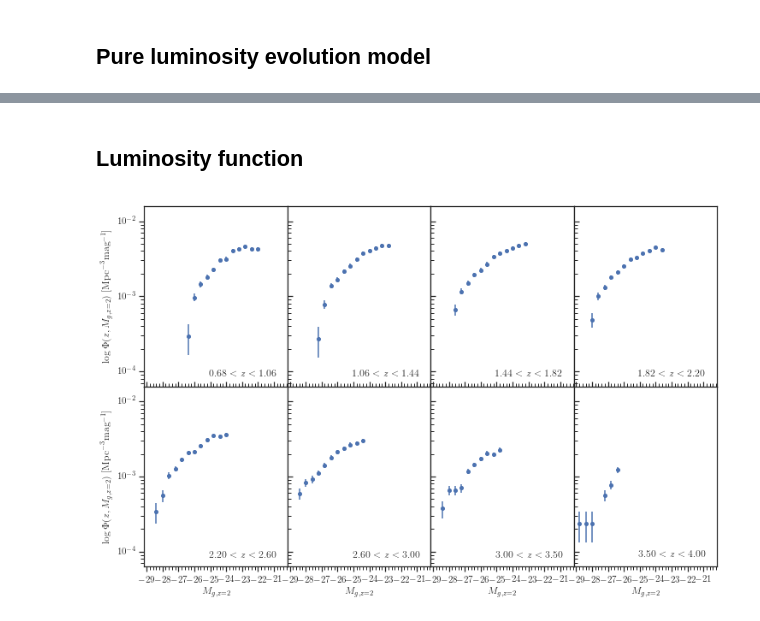
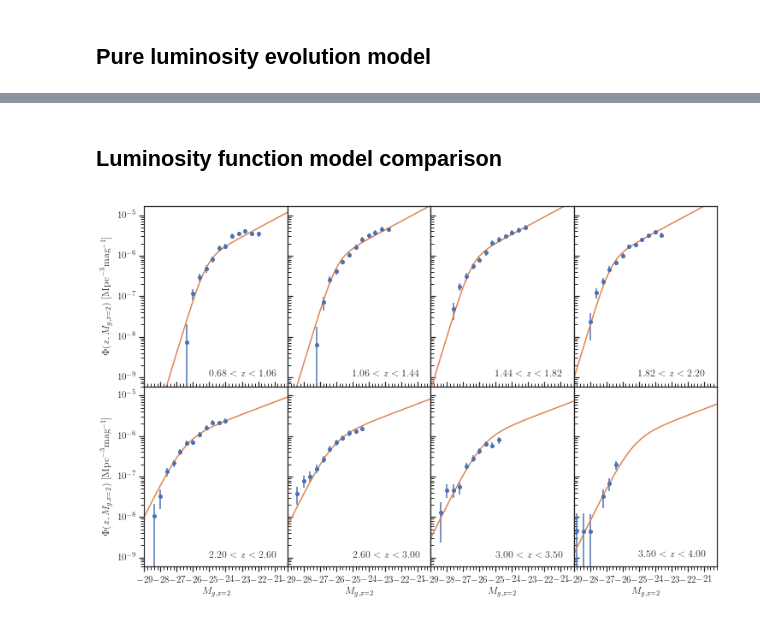
Before and after one commit to MikeSWang/HorizonGRound, a Jupyter notebook: notebooks/eBOSS_QSO_luminosity_function.ipynb, the cells around one changed output, grey strips where cells are left out. Drawn from its saved outputs; the diff is of its cells as text; code cells hidden in the pictures.

Commit message:
Luminosity model validated. Scale-dependence modification in progress.

```diff
--- a/notebooks/eBOSS_QSO_luminosity_function.ipynb
+++ b/notebooks/eBOSS_QSO_luminosity_function.ipynb
@@ -25,8 +46,18 @@ redshift_bin_labels = tuple(map(
     lambda redshift_range: r"${}$".format(redshift_range),
     [
         var_name.split("z_")[-1].replace("_", "<z<")
-        for col_no, var_name in enumerate(var_names) if col_no % 2 == 1
+        for col_no, var_name in enumerate(luminosity_function_data) if col_no % 2 == 1
     ]
 ))
+
+redshift_bin_centres = tuple(map(
+    lambda redshift_range: np.mean(list(map(lambda endpoint: float(endpoint), redshift_range))),
+    [
+        var_name.split("z_")[-1].split("_")
+        for col_no, var_name in enumerate(luminosity_function_data) if col_no % 2 == 1
+    ]
+))
+
+redshift_bins = dict(zip(redshift_bin_labels, redshift_bin_centres))
 # %% [markdown]
 ## Pure luminosity evolution model
@@ -35,12 +111,12 @@ pivot_redshift = 2.2
 # %%
 with open("data/input/pure_luminosity_evolution_parameters.txt", 'r') as parameter_file:
-    par_names = tuple(map(
+    parameters_PLE = tuple(map(
         lambda var_name: var_name.strip(" "),
         parameter_file.readline().strip("#").strip("\n").split(",")
     ))
-    par_values = tuple(map(
+    estimates_PLE = tuple(map(
         lambda value: float(value),
         parameter_file.readline().split(",")
     ))
 
-model_parameters = dict(zip(par_names, par_values))
+model_fits_PLE = dict(zip(parameters_PLE, estimates_PLE))
@@ -61,49 +123,60 @@ def luminosity(magnitude_gband, redshift, pivot=pivot_redshift, parameters=model
 # %% [markdown]
-## Luminosity function
+## Luminosity function model comparison
 # %%
-plt.style.use(harmony_sty)
-sns.set(style='ticks', font='serif')
 plt.figure("Luminosity function in redshift bins", figsize=(12, 7.75))
 
-num_row, num_col = 2, 4
-row_span, col_span = 4, 3
+NUM_ROW, NUM_COL = 2, 4
+ROW_SPAN, COL_SPAN = 4, 3
 
-for bin_idx, redshift_bin in enumerate(redshift_bin_labels):
+MAGNITUDE_RANGE = -29.0, -20.2
+DENSITY_RANGE = 10**(-9.225), 10**(-4.775)
 
-    row_idx, col_idx = bin_idx // num_col, bin_idx % num_col
+magnitude_points = np.linspace(*MAGNITUDE_RANGE, num=101)
+
+for bin_idx, (bin_label, bin_redshift) in enumerate(redshift_bins.items()):
+
+    row_idx, col_idx = bin_idx // NUM_COL, bin_idx % NUM_COL
+
     ax = plt.subplot2grid(
-        (num_row*row_span, num_col*col_span),
-        (row_idx*row_span, col_idx*col_span),
-        rowspan=row_span,
-        colspan=col_span
+        (NUM_ROW*ROW_SPAN, NUM_COL*COL_SPAN),
+        (row_idx*ROW_SPAN, col_idx*COL_SPAN),
+        rowspan=ROW_SPAN,
+        colspan=COL_SPAN
     )
 
     plt.errorbar(
-        lum_func_data['magnitude'],
-        np.exp(lum_func_data[var_names[2*bin_idx+1]]),
-        yerr=np.exp(lum_func_data[var_names[2*bin_idx+1]])*lum_func_data[var_names[2*bin_idx+2]],
+        luminosity_function_data['magnitude'],
+        luminosity_function_data[observables[2*bin_idx+1]],
+        yerr=luminosity_function_data[observables[2*bin_idx+2]],
         fmt='o',
-        marker='o',
         markersize=4.,
         capsize=0.
     )
+    plt.plot(
+        magnitude_points,
+        pure_luminosity_evolution_model(magnitude_points, bin_redshift, **model_fits_PLE)
+    )
+
+    plt.xscale('linear')
+    plt.xlim(*MAGNITUDE_RANGE)
 
     ax.xaxis.set_major_locator(matplotlib.ticker.MultipleLocator(1.))
     ax.xaxis.set_minor_locator(matplotlib.ticker.MultipleLocator(0.2))
-    if row_idx + 1 < num_row:
+    if row_idx + 1 < NUM_ROW:
         plt.tick_params(axis='x', which='both', direction='in', labelbottom=False, labelsize=2)
     else:
         plt.xlabel(r"$M_{g,z=2}$")
+
+    plt.yscale('log')
+    plt.ylim(*DENSITY_RANGE)
+
     if col_idx > 0:
         plt.tick_params(axis='y', which='both', direction='in', labelleft=False, labelsize=2)
     else:
-        plt.ylabel(r"$\log\Phi(z,M_{g,z=2})$ [$\textrm{Mpc}^{-3} \textrm{mag}^{-1}$]")
-    plt.xlim(-29.15, -20.15)
-    plt.ylim(10**(-4.2), 10**(-1.8))
-    plt.yscale('log')
+        plt.ylabel(r"$\Phi(z,M_{g,z=2})$ [$\textrm{Mpc}^{-3} \textrm{mag}^{-1}$]")
 
-    plt.title(redshift_bin_labels[bin_idx], loc='right', position=(0.925, 0.025))
+    plt.title(bin_label, loc='right', position=(0.925, 0.025))
 
 plt.subplots_adjust(hspace=0, wspace=0)
 # %% [output]
-[figure, old version]
+[figure, new version]
```
Also changed, not shown: parts of 13 cells of this notebook, 1 other file.
